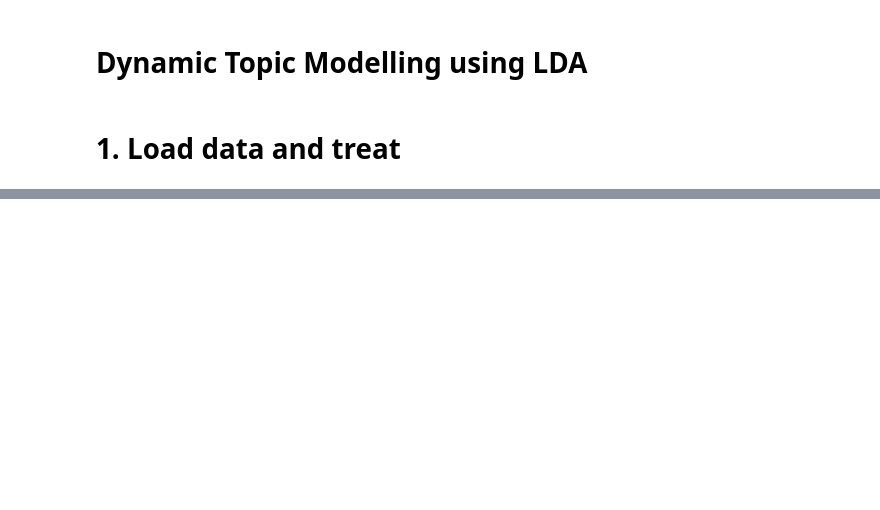
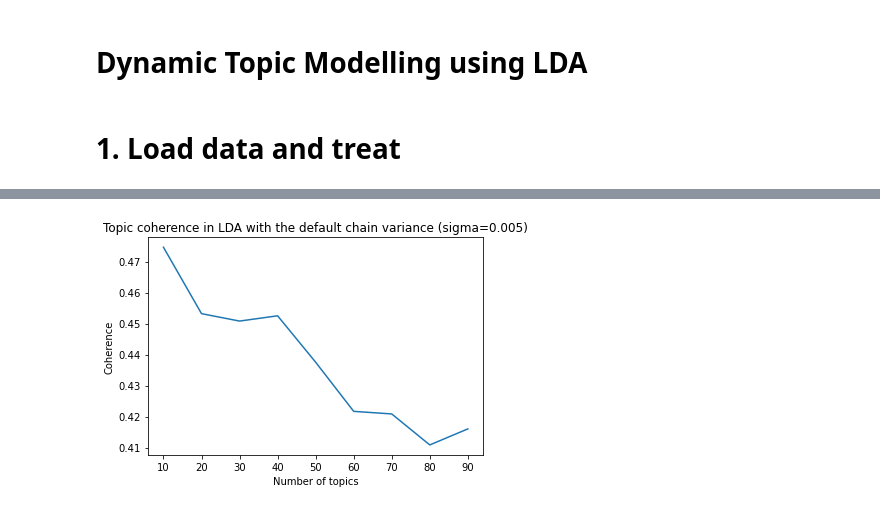
Before and after one commit to uva-bi-sdad/publicrd, a Jupyter notebook: src/Dynamic_Topic_Modelling/LDA/LDA.ipynb, the cells around one changed output, grey strips where cells are left out. Saved outputs shown, nothing was run; the diff lists cells and outputs as text; code cells hidden in the pictures; blank space fills up the shorter version.

```diff
--- a/src/Dynamic_Topic_Modelling/LDA/LDA.ipynb
+++ b/src/Dynamic_Topic_Modelling/LDA/LDA.ipynb
@@ -153,0 +192,20 @@ print ("DTM Python coherence is", cm_DTM.get_coherence())
+# %%
+# Compute the coherence for the DTM-LDA using the default chain variance =0.05
+topic_vec = list(range(10,100,10))
+coherence_vec = []
+
+for k in topic_vec:
+    f = open('/project/biocomplexity/sdad/projects_data/ncses/prd/Dynamic_Topics_Modelling/LDA/coherence_%d.pkl' %k, 'rb')
+    coherence = pickle.load(f)
+    f.close()
+    coherence_vec.append(coherence)
+
+# Plot the series of the average topic coherence
+coherence_tk = pd.Series(coherence_vec, index =topic_vec)
+serie = coherence_tk.plot()
+plt.title('Topic coherence in LDA with the default chain variance (sigma=0.005)')
+plt.xlabel("Number of topics")
+plt.ylabel("Coherence")
+plt.savefig('coherence_topic_default.png')
+# %% [output]
+[figure, added]
```
Also changed, not shown: parts of 22 cells of this notebook, 13 other files.
